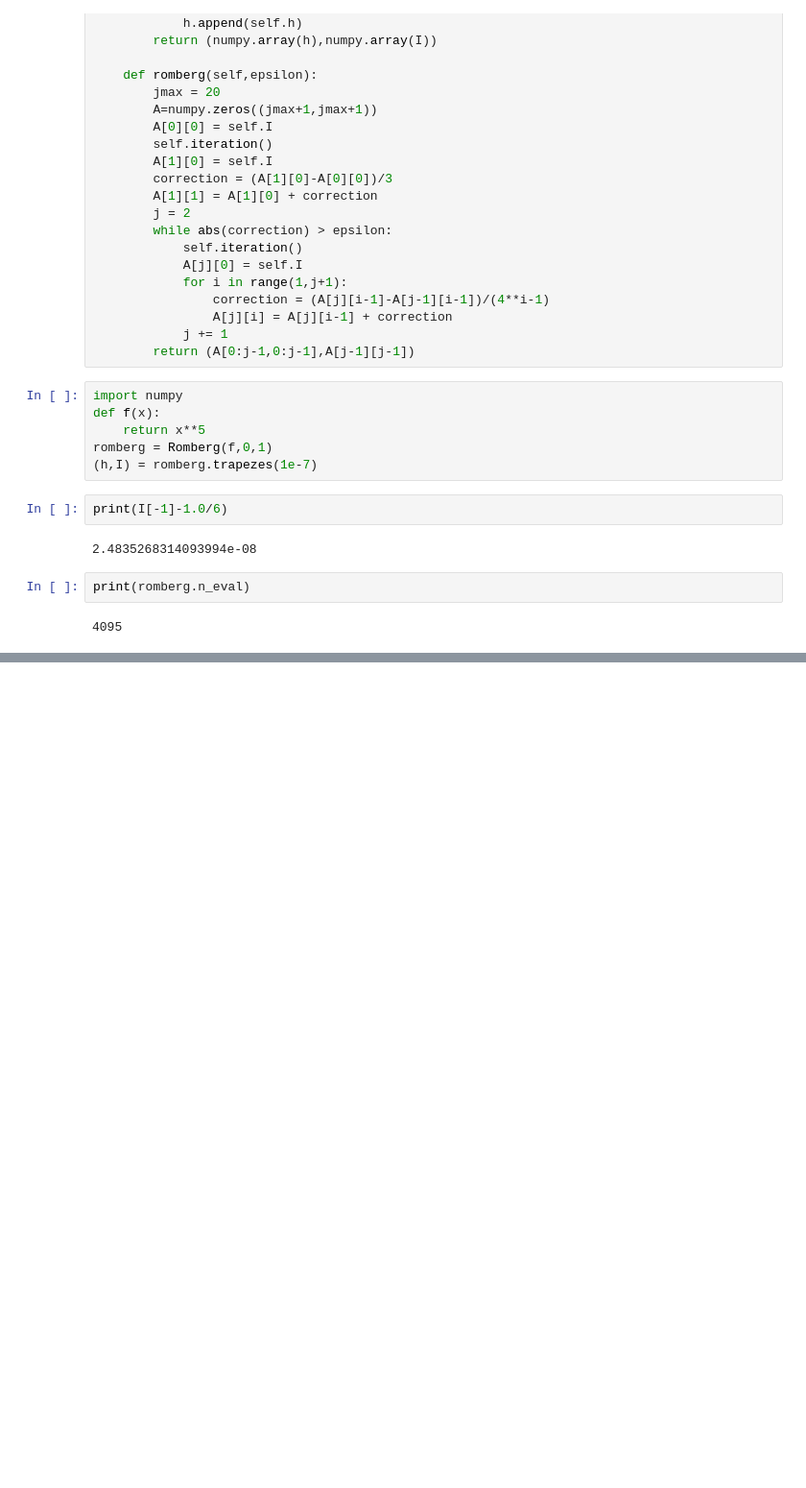
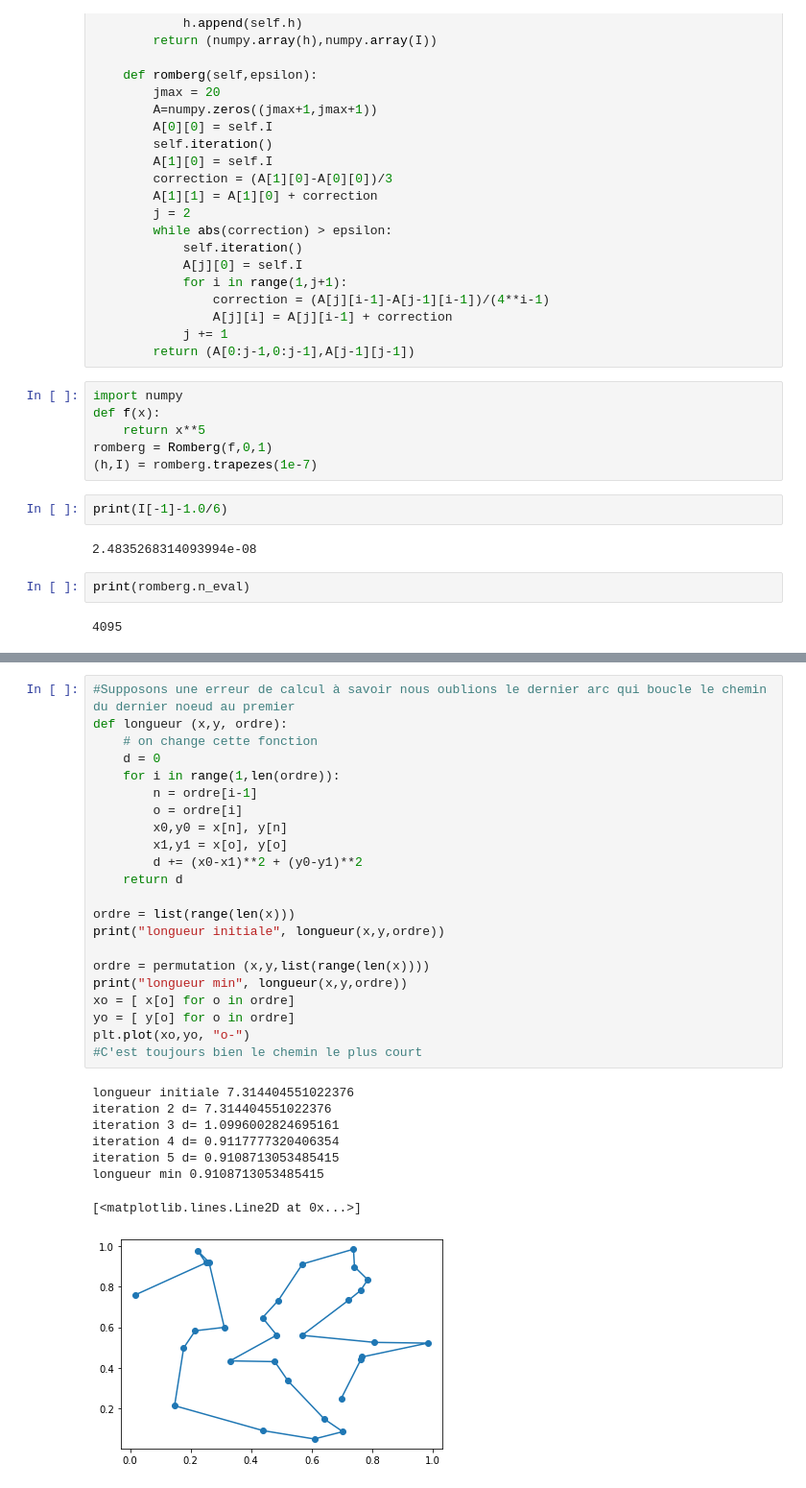
Before and after one commit to francoih/Exam-Python, a Jupyter notebook: ExamPython_HUGO_FRANCOIS.ipynb, the cells around one changed output, grey strips where cells are left out. Shown at 96% size. Drawn from its saved outputs; the diff is of its cells as text; blank space fills up the shorter version.

```diff
--- a/ExamPython_HUGO_FRANCOIS.ipynb
+++ b/ExamPython_HUGO_FRANCOIS.ipynb
@@ -547,0 +393,31 @@ IndentationError: unindent does not match any outer indentation level (<tokenize
+# %%
+#Supposons une erreur de calcul à savoir nous oublions le dernier arc qui boucle le chemin du dernier noeud au premier
+def longueur (x,y, ordre):
+    # on change cette fonction
+    d = 0
+    for i in range(1,len(ordre)):
+        n = ordre[i-1]
+        o = ordre[i]
+        x0,y0 = x[n], y[n]
+        x1,y1 = x[o], y[o]
+        d += (x0-x1)**2 + (y0-y1)**2
+    return d
+
+ordre = list(range(len(x)))
+print("longueur initiale", longueur(x,y,ordre))
+
+ordre = permutation (x,y,list(range(len(x))))
+print("longueur min", longueur(x,y,ordre))
+xo = [ x[o] for o in ordre]
+yo = [ y[o] for o in ordre]
+plt.plot(xo,yo, "o-")
+#C'est toujours bien le chemin le plus court
+# %% [output]
+longueur initiale 7.314404551022376
+iteration 2 d= 7.314404551022376
+iteration 3 d= 1.0996002824695161
+iteration 4 d= 0.9117777320406354
+iteration 5 d= 0.9108713053485415
+longueur min 0.9108713053485415
+[<matplotlib.lines.Line2D at 0x...>]
+[figure, added]
```
Also changed, not shown: parts of 7 cells of this notebook.
